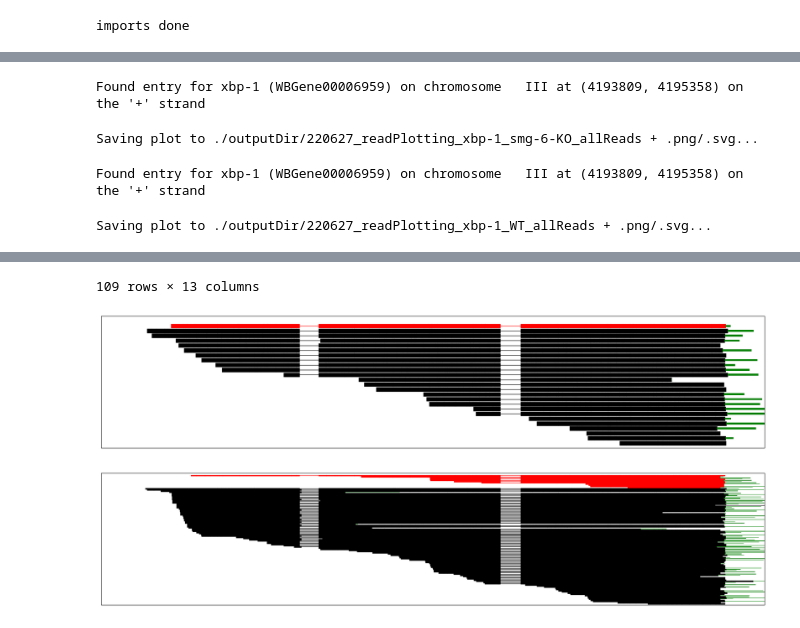
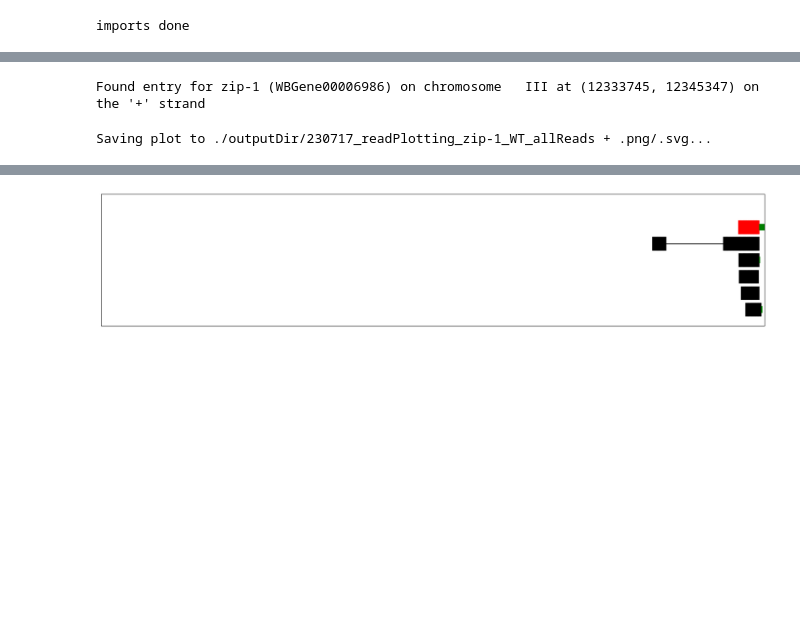
Before and after one commit to MViscardi-UCSC/nanoporePipelineScripts, a Jupyter notebook: nanoporeReadPlotting/finalizingReadPlotting_matplotlib.ipynb, the cells around one changed output, grey strips where cells are left out. Drawn from its saved outputs; the diff is of its cells as text; code cells hidden in the pictures; blank space fills up the shorter version.

```diff
--- a/nanoporeReadPlotting/finalizingReadPlotting_matplotlib.ipynb
+++ b/nanoporeReadPlotting/finalizingReadPlotting_matplotlib.ipynb
@@ -222,17 +226,15 @@ library load done.
 reads_df = reads_df_genes_raw.copy()
 compressed_df = compressed_df_genes_raw.copy()
 # %%
-gene_to_plot = "xbp-1"
+gene_to_plot = "zip-1"
 
-plot_reads(reads_df.query("lib == 'xrn-1-5tera-smg-6'"), gene_name_to_plot=gene_to_plot,
-           # t5_pos_count=1, t5_neg_count=30,
-           pad_x_axis_bounds_by=100, save_dir=f"./outputDir", save_suffix="_smg-6-KO_allReads")
+# plot_reads(reads_df.query("lib == 'xrn-1-5tera-smg-6'"), gene_name_to_plot=gene_to_plot,
+#            # t5_pos_count=1, t5_neg_count=30,
+#            pad_x_axis_bounds_by=100, save_dir=f"./outputDir", save_suffix="_smg-6-KO_allReads")
 plot_reads(reads_df.query("lib == 'xrn-1-5tera'"), gene_name_to_plot=gene_to_plot,
-           # t5_pos_count=20, t5_neg_count=20,
+           # t5_pos_count=10, t5_neg_count=80,
            pad_x_axis_bounds_by=100, save_dir=f"./outputDir", save_suffix="_WT_allReads")
 # %% [output]
-Found entry for xbp-1 (WBGene00006959) on chromosome   III at (4193809, 4195358) on the '+' strand
+Found entry for zip-1 (WBGene00006986) on chromosome   III at (12333745, 12345347) on the '+' strand
-Saving plot to ./outputDir/220627_readPlotting_xbp-1_smg-6-KO_allReads + .png/.svg...
+Saving plot to ./outputDir/230717_readPlotting_zip-1_WT_allReads + .png/.svg...
-Found entry for xbp-1 (WBGene00006959) on chromosome   III at (4193809, 4195358) on the '+' strand
-Saving plot to ./outputDir/220627_readPlotting_xbp-1_WT_allReads + .png/.svg...
 |  | lib | read_id | chr_id | chr_pos | original_chr_pos | gene_id | gene_name | cigar | sequence | ... |
@@ -250,3 +247 @@ Saving plot to ./outputDir/220627_readPlotting_xbp-1_WT_allReads + .png/.svg...
-109 rows × 13 columns
-[figure, old version]
+[figure, new version]
-[figure, removed]
```
Also changed, not shown: parts of 2 cells of this notebook, 7 other files.
